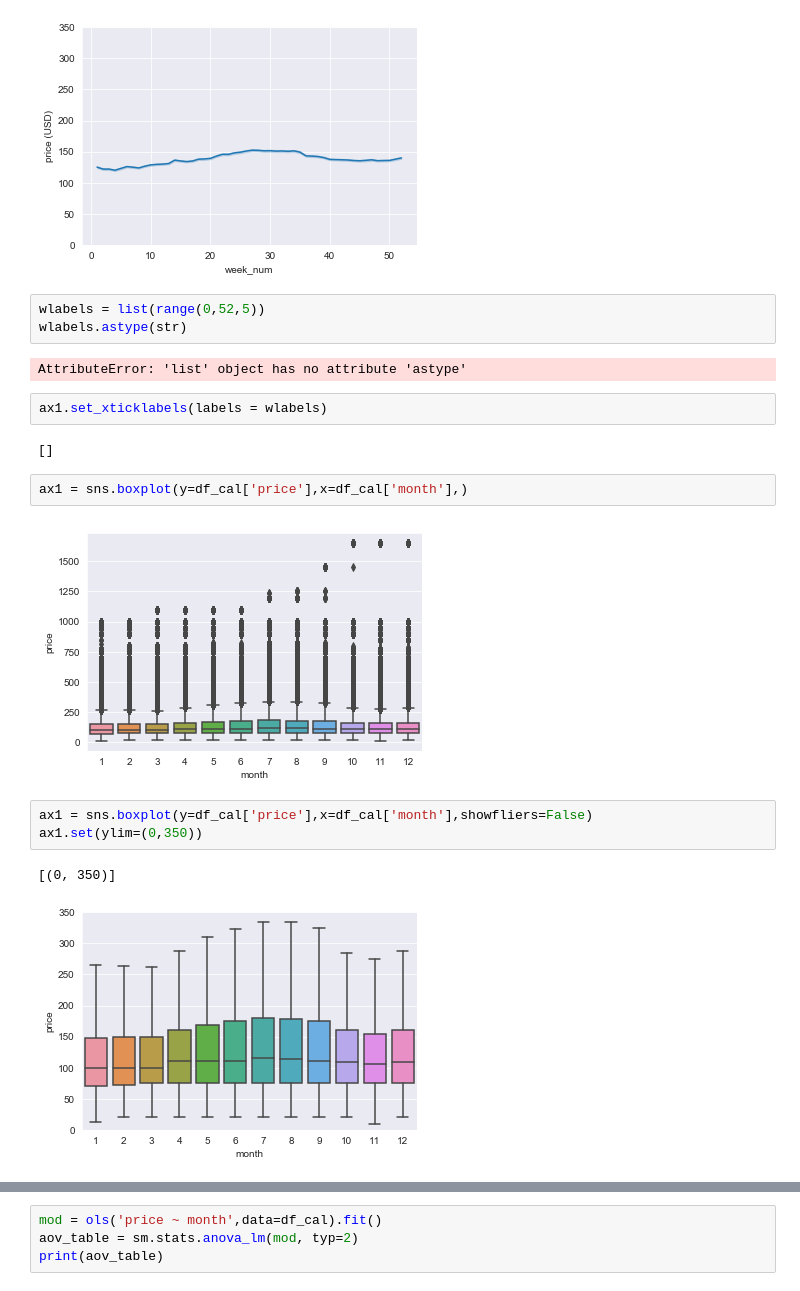
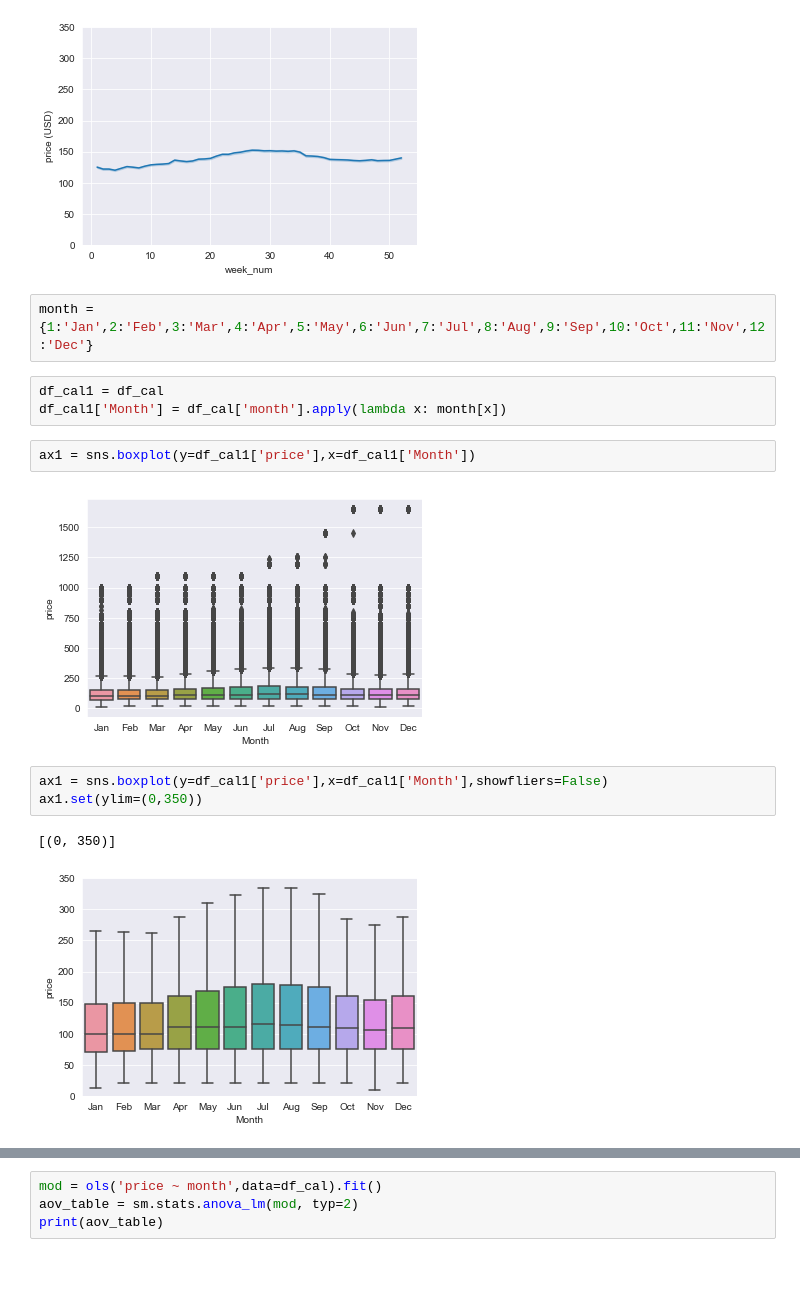
Before and after one commit to OceanSeventyTwo/DSND_Term2, a Jupyter notebook: project_files/AirBnB/Blog AirBnB.ipynb, the cells around one changed output, grey strips where cells are left out. Drawn from its saved outputs; the diff is of its cells as text.

```diff
--- a/project_files/AirBnB/Blog AirBnB.ipynb
+++ b/project_files/AirBnB/Blog AirBnB.ipynb
@@ -314,22 +314,18 @@ ax1.set(ylim=(0,350))
 # %% [output]
 [(0, 350)]
 [figure]
-# %%
-wlabels = list(range(0,52,5))
-wlabels.astype(str)
-# %% [output]
-AttributeError: 'list' object has no attribute 'astype'
-# %%
-ax1.set_xticklabels(labels = wlabels)
-# %% [output]
-[]
+# %%
+month = {1:'Jan',2:'Feb',3:'Mar',4:'Apr',5:'May',6:'Jun',7:'Jul',8:'Aug',9:'Sep',10:'Oct',11:'Nov',12:'Dec'}
+# %%
+df_cal1 = df_cal
+df_cal1['Month'] = df_cal['month'].apply(lambda x: month[x])
 # %%
-ax1 = sns.boxplot(y=df_cal['price'],x=df_cal['month'],)
+ax1 = sns.boxplot(y=df_cal1['price'],x=df_cal1['Month'])
 # %% [output]
-[figure, old version]
+[figure, new version]
 # %%
-ax1 = sns.boxplot(y=df_cal['price'],x=df_cal['month'],showfliers=False)
+ax1 = sns.boxplot(y=df_cal1['price'],x=df_cal1['Month'],showfliers=False)
 ax1.set(ylim=(0,350))
 # %% [output]
 [(0, 350)]
-[figure, old version]
+[figure, new version]
```
Also changed, not shown: parts of 8 cells of this notebook, 1 other file.
